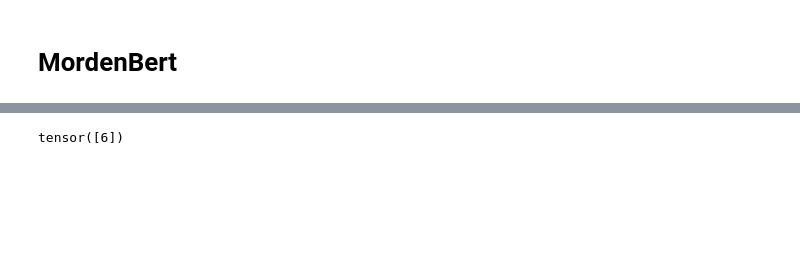
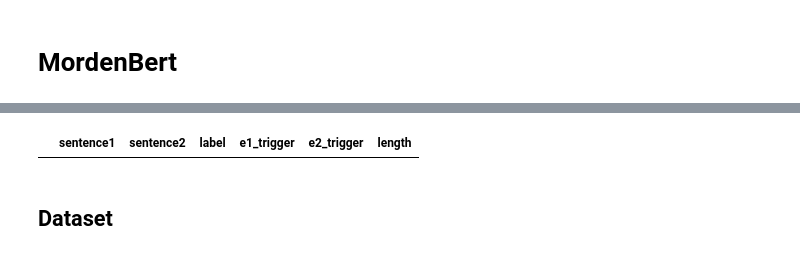
Before and after one commit to Jingy2000/CDEC-resolution, a Jupyter notebook: notebooks/model_bert.ipynb, the cells around one changed output, grey strips where cells are left out. Saved outputs shown, nothing was run; the diff lists cells and outputs as text; code cells hidden in the pictures; blank space fills up the shorter version.

```diff
--- a/notebooks/model_bert.ipynb
+++ b/notebooks/model_bert.ipynb
@@ -59,3 +162,9 @@ for dataset in [train_set, dev_set, test_set]:
+# %%
+train_set[train_set['length'] > 512]
+# %% [output]
+|  | sentence1 | sentence2 | label | e1_trigger | e2_trigger | length |
+# %% [markdown]
+## Dataset
 # %%
 import torch
 from torch.utils.data import Dataset
@@ -99,26 +213,2 @@ class CDECDataset(Dataset):
             'label': torch.tensor(label, dtype=torch.long)
         }
-# %%
-from transformers import AutoTokenizer, ModernBertForSequenceClassification
-import torch
-
-tokenizer = AutoTokenizer.from_pretrained("answerdotai/ModernBERT-base")
-model = ModernBertForSequenceClassification.from_pretrained("answerdotai/ModernBERT-base", attn_implementation="flash_attention_2")
-
-inputs = tokenizer("The capital of France is [MASK].", return_tensors="pt")
-
-with torch.no_grad():
-    logits = model(**inputs).logits
-
-# retrieve index of [MASK]
-mask_token_index = (inputs.input_ids == tokenizer.mask_token_id)[0].nonzero(as_tuple=True)[0]
-
-predicted_token_id = logits[0, mask_token_index].argmax(axis=-1)
-
-labels = tokenizer("The capital of France is Paris.", return_tensors="pt")["input_ids"]
-# mask labels of non-[MASK] tokens
-labels = torch.where(inputs.input_ids == tokenizer.mask_token_id, labels, -100)
-
-outputs = model(**inputs, labels=labels)
-# %% [output]
-tensor([6])
```
Also changed, not shown: parts of 27 cells of this notebook, 2 other files.
